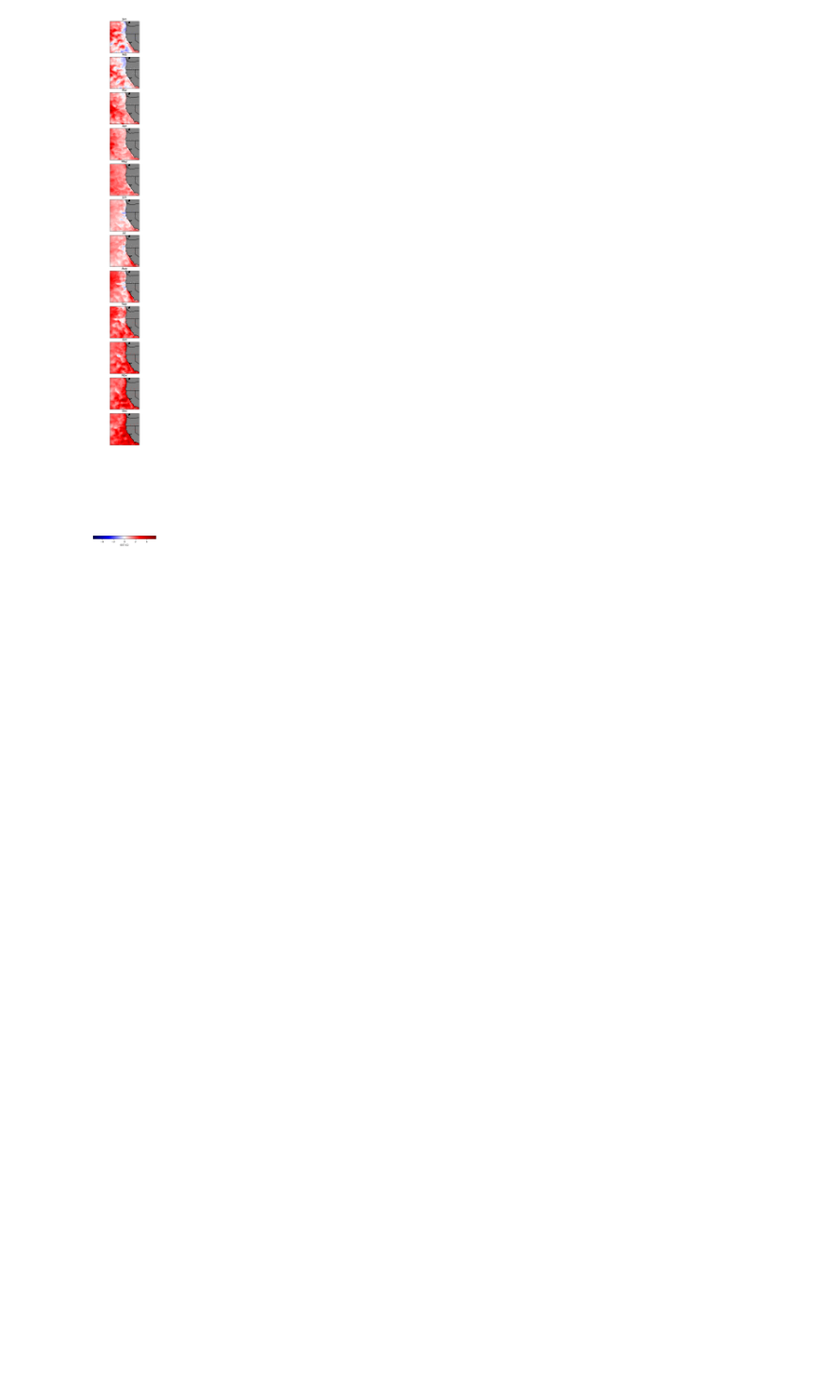
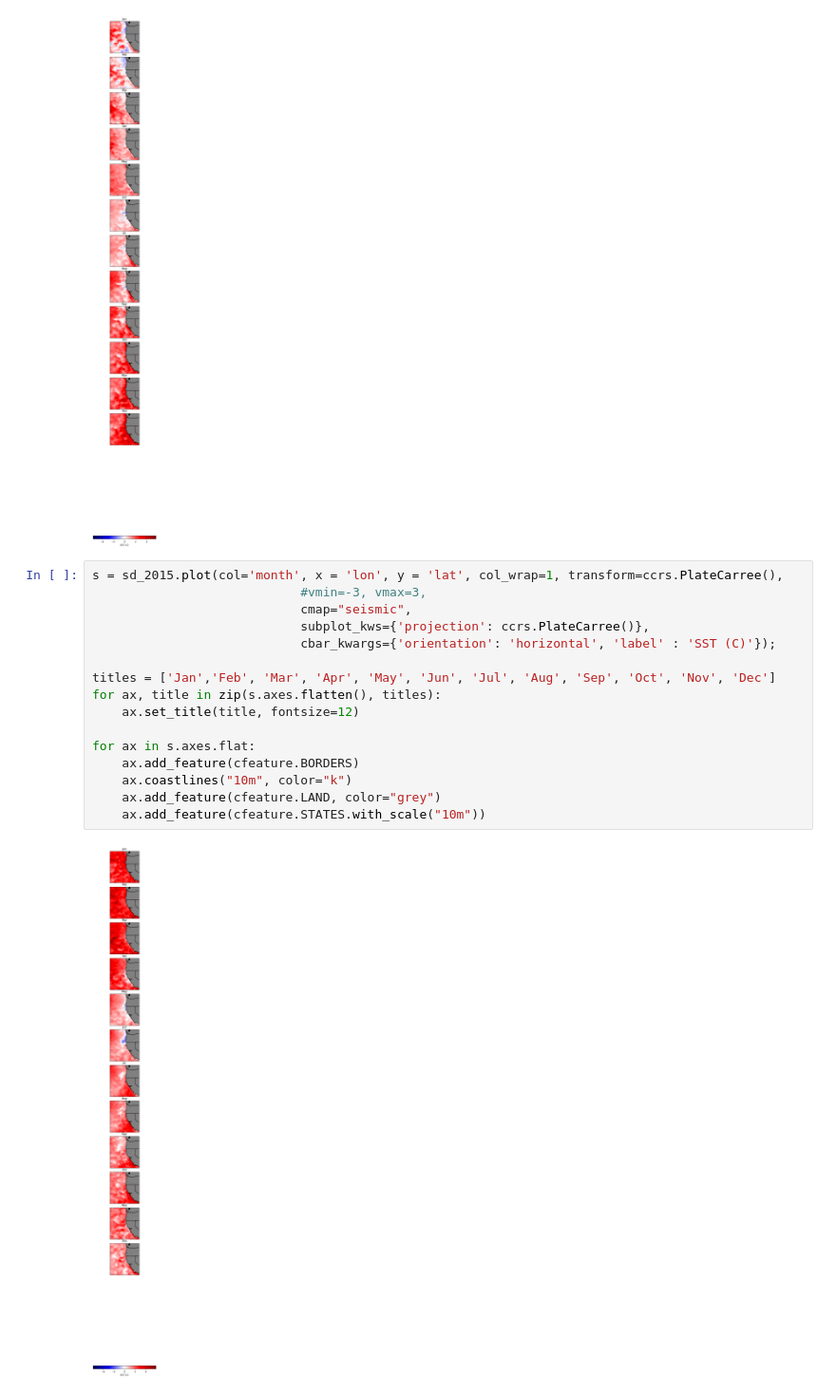
Before and after one commit to UCB-stat-159-s23/hw03-Group16, a Jupyter notebook: climate-Q04.ipynb, the cells around one changed output. Shown at 95% size. Cells and saved outputs as stored; diff of their text form; blank space fills up the shorter version.

Commit message:
Creating first plots 2015, 2016

```diff
--- a/climate-Q04.ipynb
+++ b/climate-Q04.ipynb
@@ -106,3 +106,21 @@ for ax in p.axes.flat:
     ax.add_feature(cfeature.STATES.with_scale("10m"))
 # %% [output]
 [figure]
+# %%
+s = sd_2015.plot(col='month', x = 'lon', y = 'lat', col_wrap=1, transform=ccrs.PlateCarree(),
+                            #vmin=-3, vmax=3,
+                            cmap="seismic",
+                            subplot_kws={'projection': ccrs.PlateCarree()},
+                            cbar_kwargs={'orientation': 'horizontal', 'label' : 'SST (C)'});
+
+titles = ['Jan','Feb', 'Mar', 'Apr', 'May', 'Jun', 'Jul', 'Aug', 'Sep', 'Oct', 'Nov', 'Dec']
+for ax, title in zip(s.axes.flatten(), titles):
+    ax.set_title(title, fontsize=12)
+
+for ax in s.axes.flat:
+    ax.add_feature(cfeature.BORDERS)
+    ax.coastlines("10m", color="k")
+    ax.add_feature(cfeature.LAND, color="grey")
+    ax.add_feature(cfeature.STATES.with_scale("10m"))
+# %% [output]
+[figure, added]
```
Also changed, not shown: parts of 2 cells of this notebook.
